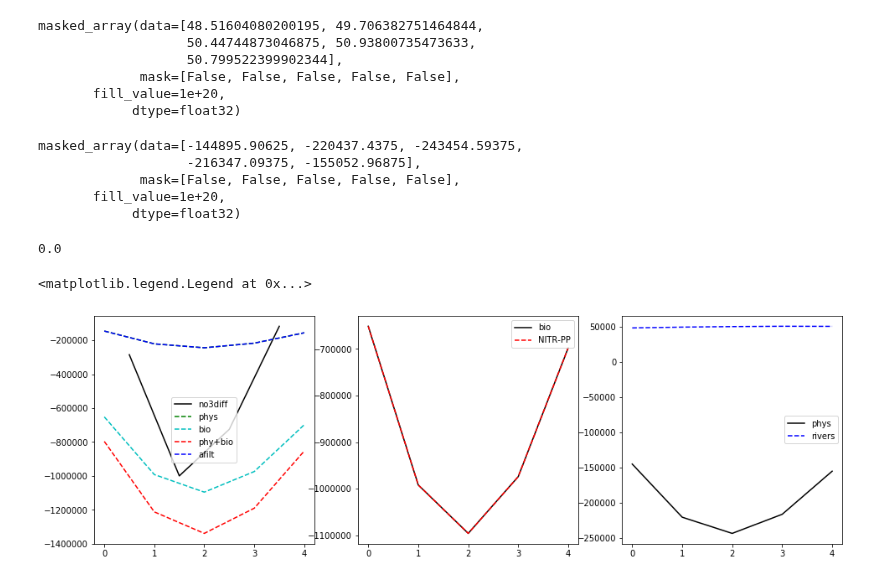
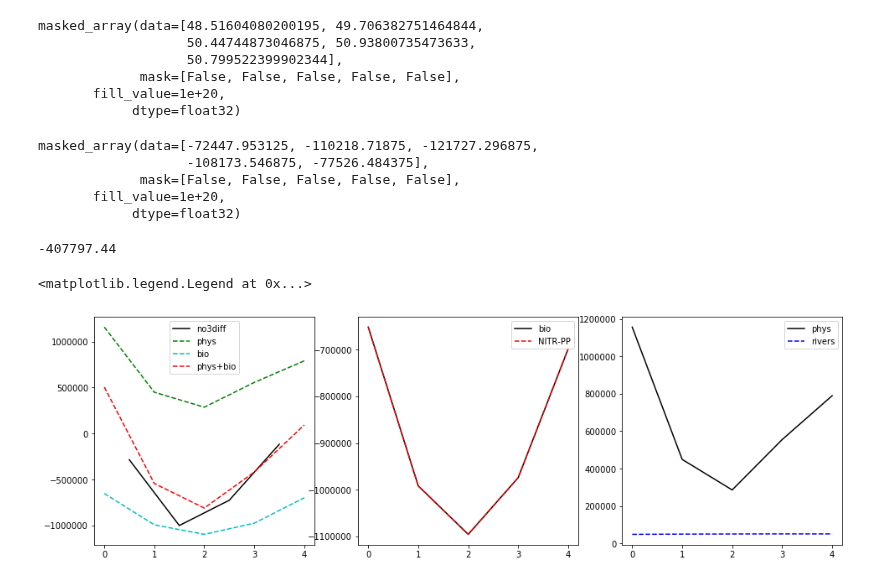
Before and after one commit to SalishSeaCast/analysis-elise-2, a Jupyter notebook: notebooks/checkTestSums-Copy2.ipynb, the cells around one changed output. Drawn from its saved outputs; the diff is of its cells as text; code cells hidden in the pictures.

```diff
--- a/notebooks/checkTestSums-Copy2.ipynb
+++ b/notebooks/checkTestSums-Copy2.ipynb
@@ -17,7 +17,7 @@ with nc.Dataset('/ocean/eolson/MEOPAR/NEMO-forcing/grid/mesh_mask201702_noLPE.nc
 SOGtmaskPath='/ocean/eolson/MEOPAR/northernNO3PaperCalcs/save/SOGtmask.pkl'
 (tmaskSOG,_,_,_,_)=pickle.load(open(SOGtmaskPath,'rb'))
 # %%
-idir='/data/eolson/results/MEOPAR/SS36runs/CedarRuns/shortTestK/'
+idir='/data/eolson/results/MEOPAR/SS36runs/CedarRuns/shortTestATFRAD/'
 # %%
 fP=nc.Dataset(glob.glob(idir+'/SalishSea_1d_*_dian_T*.nc')[0])
 # %%
@@ -97,29 +104,29 @@ masked_array(data=[48.51604080200195, 49.706382751464844,
 # %%
 afiltSum
 # %% [output]
-masked_array(data=[-144895.90625, -220437.4375, -243454.59375,
-                   -216347.09375, -155052.96875],
+masked_array(data=[-72447.953125, -110218.71875, -121727.296875,
+                   -108173.546875, -77526.484375],
              mask=[False, False, False, False, False],
        fill_value=1e+20,
             dtype=float32)
 # %%
 np.max(afiltSum-physSum)
 # %% [output]
-0.0
+-407797.44
 # %%
 fig,ax=plt.subplots(1,3,figsize=(16,5))
 ax[0].plot(np.arange(0.5,4,1),no3diff,'k-',label='no3diff')
 ax[0].plot(range(0,5),physSum,'g--',label='phys')
 ax[0].plot(range(0,5),bioSum,'c--',label='bio')
-ax[0].plot(range(0,5),physSum+bioSum,'r--',label='phy+bio')
-ax[0].plot(range(0,5),afiltSum,'b--',label='afilt')
+ax[0].plot(range(0,5),physSum+bioSum,'r--',label='phys+bio')
+#ax[0].plot(range(0,5),afiltSum,'b--',label='afilt')
 ax[0].legend()
 ax[1].plot(range(0,5),bioSum,'k-',label='bio')
 ax[1].plot(range(0,5),nitrSum-PPSum,'r--',label='NITR-PP')
 ax[1].legend()
 ax[2].plot(range(0,5),physSum,'k-',label='phys')
 ax[2].plot(range(0,5),rivSum,'b--',label='rivers')
 ax[2].legend()
 # %% [output]
 <matplotlib.legend.Legend at 0x...>
-[figure, old version]
+[figure, new version]
```
Also changed, not shown: parts of 15 cells of this notebook.
